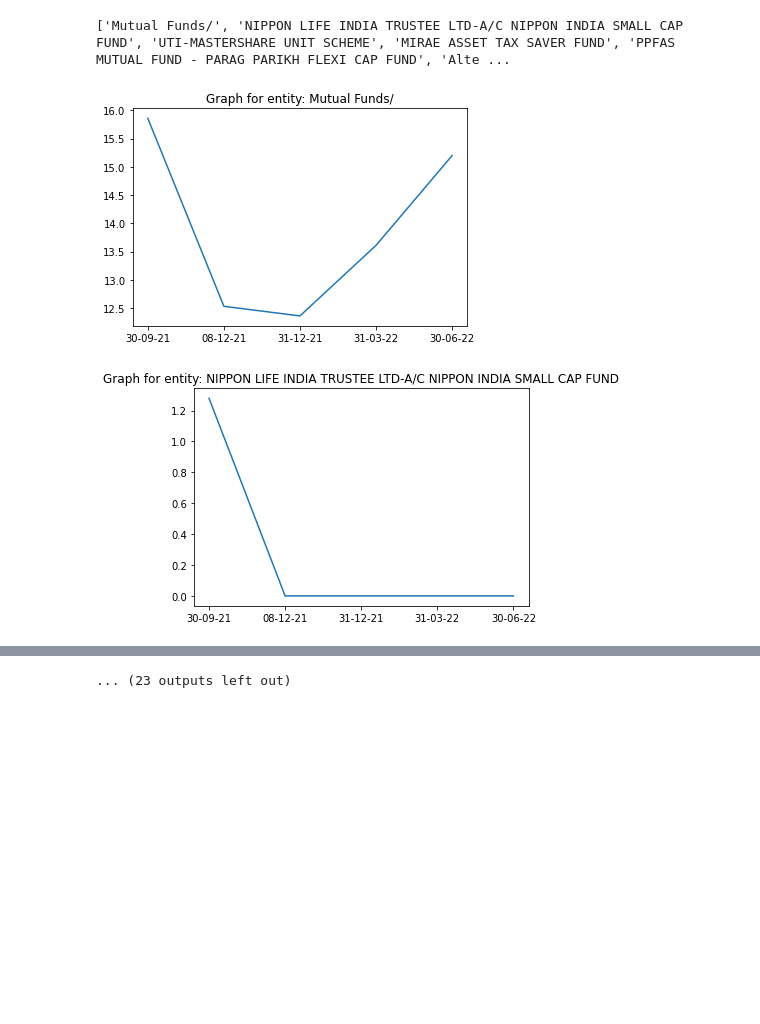
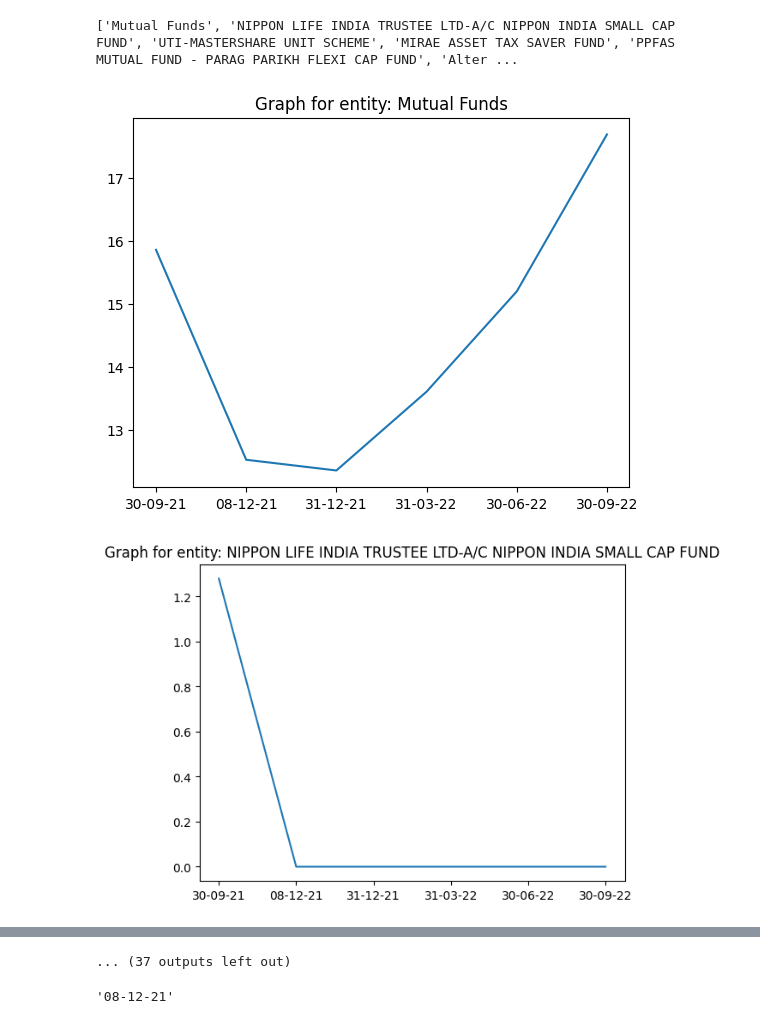
Before and after one commit to tapish13031997/BinderNotebooks, a Jupyter notebook: ShareHoldingAnalysis.ipynb, the cells around one changed output, grey strips where cells are left out. Drawn from its saved outputs; the diff is of its cells as text; code cells hidden in the pictures; blank space fills up the shorter version.

```diff
--- a/ShareHoldingAnalysis.ipynb
+++ b/ShareHoldingAnalysis.ipynb
@@ -1,12 +1,18 @@
 # %%
 import pandas as pd
 import matplotlib.pyplot as plt
-dates = ["30-09-21", "08-12-21", "31-12-21", "31-03-22", "30-06-22"]
+from collections import defaultdict
+dates = ["30-09-21", "08-12-21", "31-12-21", "31-03-22", "30-06-22", "30-09-22"]
 file_name_syntax = ["IEX_Public Shareholding_", " - Sheet1.csv"]
 # Entities of Interest
 #eoi = ["Alternate Investment Funds", "PARAG PARIKH FLEXI CAP FUND", "MIRAE ASSET TAX SAVER FUND", 'Mutual Funds/', "Foreign Portfolio Investors", "LIFE INSURANCE CORPORATION OF INDIA", "SMALLCAP WORLD FUND, INC", "WF ASIAN RECONNAISSANCE FUND LIMITED", "AQUAMARINE MASTER FUND L.P", "ICICI PRUDENTIAL LIFE INSURANCE COMPANY LIMITED"]
-eoi = []
+eois = []
 eoi_to_exclude = ['Sub-Total (B)(1)', 'Sub-Total (B)(3)', 'other', 'others']
+entity_normalized_entity_per_map ={'Mutual Funds/' : 'Mutual Funds'}
+date_entity_shareholding_per_map = defaultdict(dict)
+# assuming that only one of Mutual Funds/ and Mutual Funds will be present in one csv
+def normalise_entity(entity):
+    return entity_normalized_entity_per_map.get(entity, entity)
 # %%
 for date in dates:
     file_name = date.join(file_name_syntax)
@@ -16,11 +22,12 @@ for date in dates:
     for entity in entities:
         try:
             sharholding_percent = float(df.loc[:,'SHAREHOLDING AS A % OF TOTAL NO. OF SHARES (CALCULATED AS PER SCRR, 1957) AS A % OF (A+B+C2)'].get(entity, "NAN"))
+            date_entity_shareholding_per_map[date][normalise_entity(entity)] = sharholding_percent
         except Exception as e:
             print(f"Failed for entity:{entity} and date:{date}", e, df.loc[:,'SHAREHOLDING AS A % OF TOTAL NO. OF SHARES (CALCULATED AS PER SCRR, 1957) AS A % OF (A+B+C2)'].get(entity, "NAN"))
             continue
-        if float(sharholding_percent) > 0 and entity not in eoi and entity not in eoi_to_exclude:
-            eoi.append(entity)
+        if float(sharholding_percent) > 0 and normalise_entity(entity) not in eois and normalise_entity(entity) not in eoi_to_exclude:
+            eois.append(normalise_entity(entity))
 # %% [output]
 Failed for entity:(II) and date:30-09-21 could not convert string to float: '(VIII)' (VIII)
 Failed for entity:Institutions and date:30-09-21 could not convert string to float: '-' -
@@ -42,18 +49,16 @@ Failed for entity:Foreign Nationals and date:30-06-22 could not convert string t
 # %%
-print(eoi)
+print(eois)
 from collections import OrderedDict
-for entity in eoi:
+for entity in eois:
     #print(entity)
-    date_sharholding_per_map = OrderedDict()
+    date_sharholding_per_map_for_entity = OrderedDict()
     for date in dates:
-        file_name = date.join(file_name_syntax)
-        df = pd.read_csv(file_name,index_col=1, header=0)
-        date_sharholding_per_map[date] = float(df.loc[:,'SHAREHOLDING AS A % OF TOTAL NO. OF SHARES (CALCULATED AS PER SCRR, 1957) AS A % OF (A+B+C2)'].get(entity, "0"))
+        date_sharholding_per_map_for_entity[date] = date_entity_shareholding_per_map[date].get(entity, 0)
     #print(date_sharholding_per_map)
     plt.title(f"Graph for entity: {entity}")
-    plt.plot(dates, date_sharholding_per_map.values())
+    plt.plot(dates, date_sharholding_per_map_for_entity.values())
     plt.show()
 # %% [output]
-['Mutual Funds/', 'NIPPON LIFE INDIA TRUSTEE LTD-A/C NIPPON INDIA SMALL CAP FUND', 'UTI-MASTERSHARE UNIT SCHEME', 'MIRAE ASSET TAX SAVER FUND', 'PPFAS MUTUAL FUND - PARAG PARIKH FLEXI CAP FUND', 'Alte ...
+['Mutual Funds', 'NIPPON LIFE INDIA TRUSTEE LTD-A/C NIPPON INDIA SMALL CAP FUND', 'UTI-MASTERSHARE UNIT SCHEME', 'MIRAE ASSET TAX SAVER FUND', 'PPFAS MUTUAL FUND - PARAG PARIKH FLEXI CAP FUND', 'Alter ...
-[figure, old version]
+[figure, new version]
-[figure, old version]
+[figure, new version]
@@ -69 +74,5 @@ for entity in eoi:
-... (23 outputs left out)
+... (37 outputs left out)
+# %%
+date
+# %% [output]
+'08-12-21'
```
Also changed, not shown: parts of 2 cells of this notebook.
